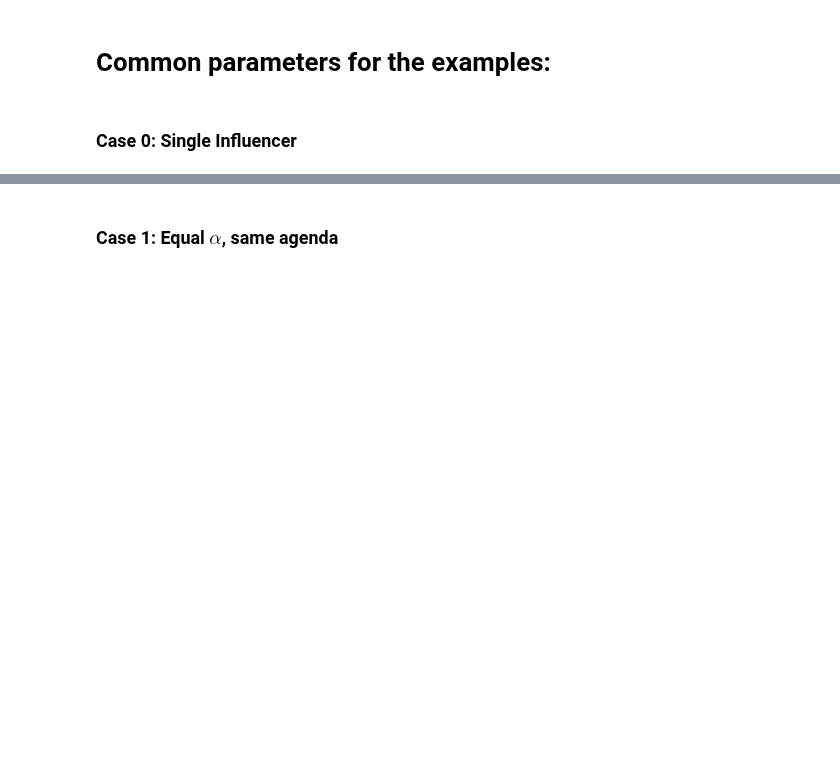
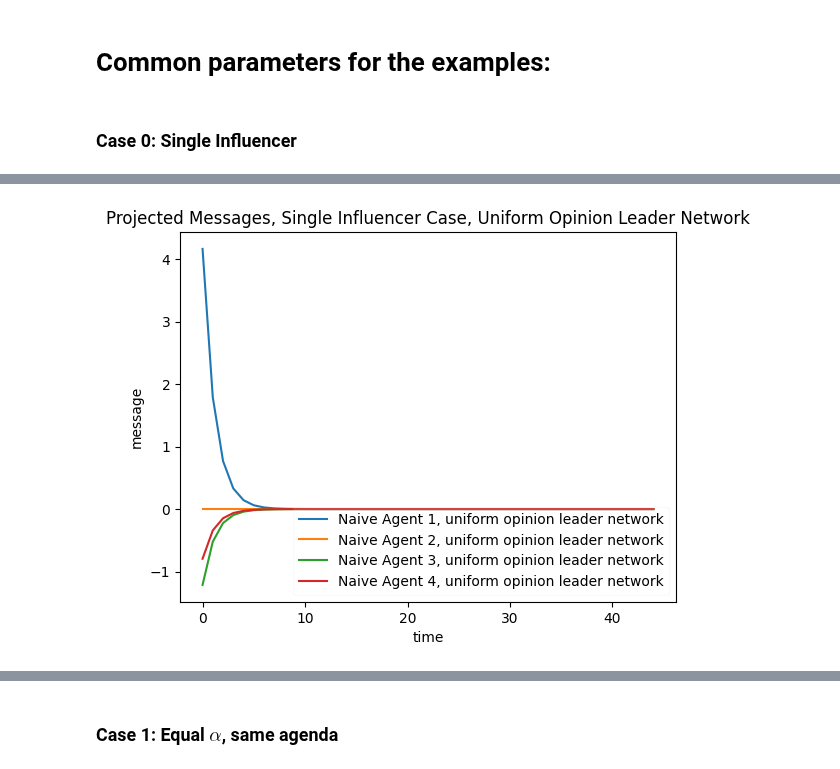
Before and after one commit to weiliubc/strategic_influencer_of_naive_agents, a Jupyter notebook: sandbox/mus_projected_uniform_opinion_leader.ipynb, the cells around one changed output, grey strips where cells are left out. Drawn from its saved outputs; the diff is of its cells as text; code cells hidden in the pictures; blank space fills up the shorter version.

Commit message:
add plots

```diff
--- a/sandbox/mus_projected_uniform_opinion_leader.ipynb
+++ b/sandbox/mus_projected_uniform_opinion_leader.ipynb
@@ -325,3 +337,14 @@ U @ S @ V':
  [ 0.          1.         -0.          0.        ]
  [ 0.         -0.          1.         -0.        ]
  [ 0.          0.         -0.          1.        ]]
+# %%
+for i in range(4):
+    plt.plot(range(len(tilde_rs)), [tilde_rs[j][i].item() for j in range(len(tilde_rs))], label = f"Naive Agent {i+1}, uniform opinion leader network")
+
+plt.xlabel("time")
+plt.ylabel("message")
+plt.legend(framealpha = 0.1, loc = "lower right")
+plt.title("Projected Messages, Single Influencer Case, Uniform Opinion Leader Network")
+plt.show()
+# %% [output]
+[figure, added]
```
Also changed, not shown: parts of 21 cells of this notebook.
